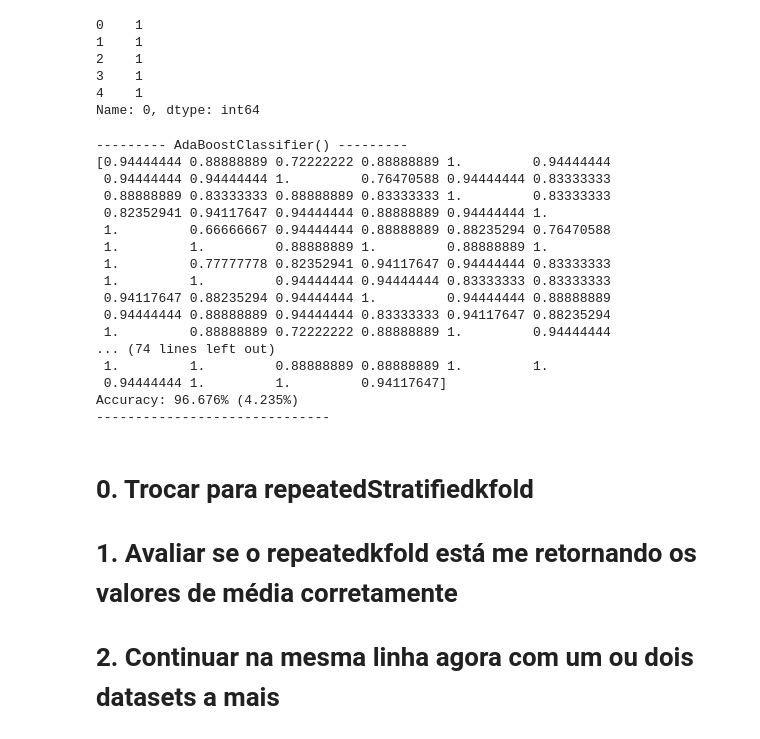
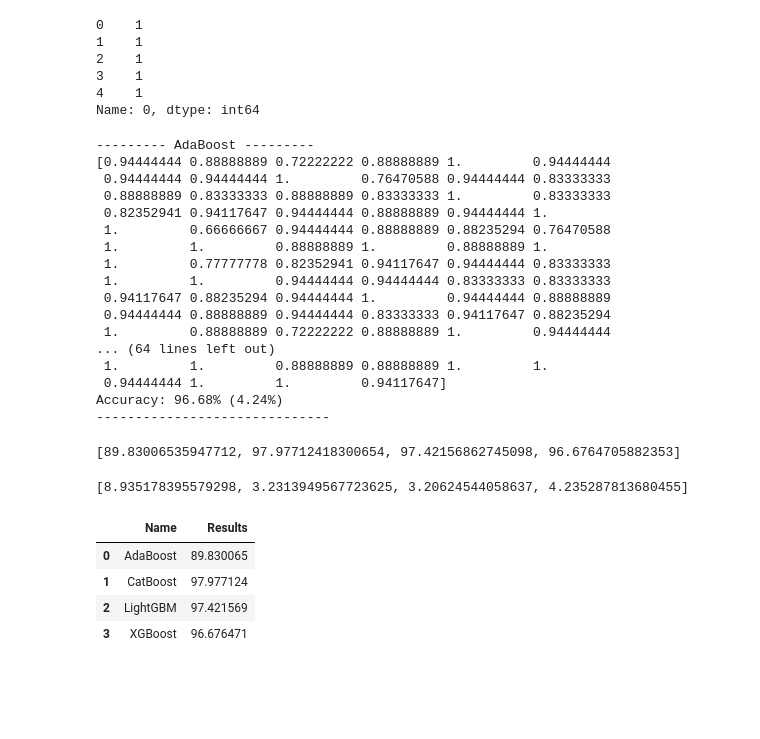
Before and after one commit to RochaErik/AlgorithmComparison, a Jupyter notebook: AlgorithmComparison.ipynb, the cells around one changed output. Drawn from its saved outputs; the diff is of its cells as text; code cells hidden in the pictures; blank space fills up the shorter version.

Commit message:
Results table created

```diff
--- a/AlgorithmComparison.ipynb
+++ b/AlgorithmComparison.ipynb
@@ -110,7 +110,16 @@ Name: 0, dtype: int64
 le = LabelEncoder()
 y = le.fit_transform(y)
 # %%
-ada = AdaBoostClassifier()
-cat = CatBoostClassifier(silent=True)
-lgbm = LGBMClassifier(verbosity=-1)
-xgb = XGBClassifier()
+names = [
+          'AdaBoost',
+          'CatBoost',
+          'LightGBM',
+          'XGBoost'
+        ]
+
+classifiers = [
+                AdaBoostClassifier(),
+                CatBoostClassifier(silent=True),
+                LGBMClassifier(verbosity=-1),
+                XGBClassifier()
+              ]
@@ -121,14 +126,19 @@ models = [ada, cat, lgbm, xgb]
 # %%
 rkf = RepeatedKFold(n_splits=10, n_repeats=10, random_state=42)
 # %%
-for model in models:
-  results = cross_val_score(model, X, y, cv=rkf)
-  print(f'--------- {model} ---------')
+wine_scores_mean = []
+wine_scores_std = []
+
+for name, clf in zip(names, classifiers):
+  results = cross_val_score(clf, X, y, cv=rkf)
+  wine_scores_mean.append(results.mean()*100)
+  wine_scores_std.append(results.std()*100)
+  print(f'--------- {name} ---------')
   print(results)
-  print('Accuracy: %.3f%% (%.3f%%)' % (results.mean()*100, results.std()*100))
+  print('Accuracy: %.2f%% (%.2f%%)' % (results.mean()*100, results.std()*100))
   print('------------------------------')
 # %% [output]
---------- AdaBoostClassifier() ---------
+--------- AdaBoost ---------
 [0.94444444 0.88888889 0.72222222 0.88888889 1.         0.94444444
  0.94444444 0.94444444 1.         0.76470588 0.94444444 0.83333333
  0.88888889 0.83333333 0.88888889 0.83333333 1.         0.83333333
@@ -140,14 +150,28 @@ for model in models:
  0.94117647 0.88235294 0.94444444 1.         0.94444444 0.88888889
  0.94444444 0.88888889 0.94444444 0.83333333 0.94117647 0.88235294
  1.         0.88888889 0.72222222 0.88888889 1.         0.94444444
-... (74 lines left out)
+... (64 lines left out)
  1.         1.         0.88888889 0.88888889 1.         1.
  0.94444444 1.         1.         0.94117647]
-Accuracy: 96.676% (4.235%)
+Accuracy: 96.68% (4.24%)
 ------------------------------
-# %% [markdown]
-# 0. Trocar para repeatedStratifiedkfold #
-
-# 1. Avaliar se o repeatedkfold está me retornando os valores de média corretamente #
-
-# 2. Continuar na mesma linha agora com um ou dois datasets a mais #
+# %%
+wine_scores_mean
+# %% [output]
+[89.83006535947712, 97.97712418300654, 97.42156862745098, 96.6764705882353]
+# %%
+wine_scores_std
+# %% [output]
+[8.935178395579298, 3.2313949567723625, 3.20624544058637, 4.235287813680455]
+# %%
+Algo_results = pd.DataFrame()
+Algo_results['Name'] = names
+Algo_results['Results'] = wine_scores_mean
+# %%
+Algo_results
+# %% [output]
+|  | Name | Results |
+| 0 | AdaBoost | 89.830065 |
+| 1 | CatBoost | 97.977124 |
+| 2 | LightGBM | 97.421569 |
+| 3 | XGBoost | 96.676471 |
```
Also changed, not shown: parts of 2 cells of this notebook.
